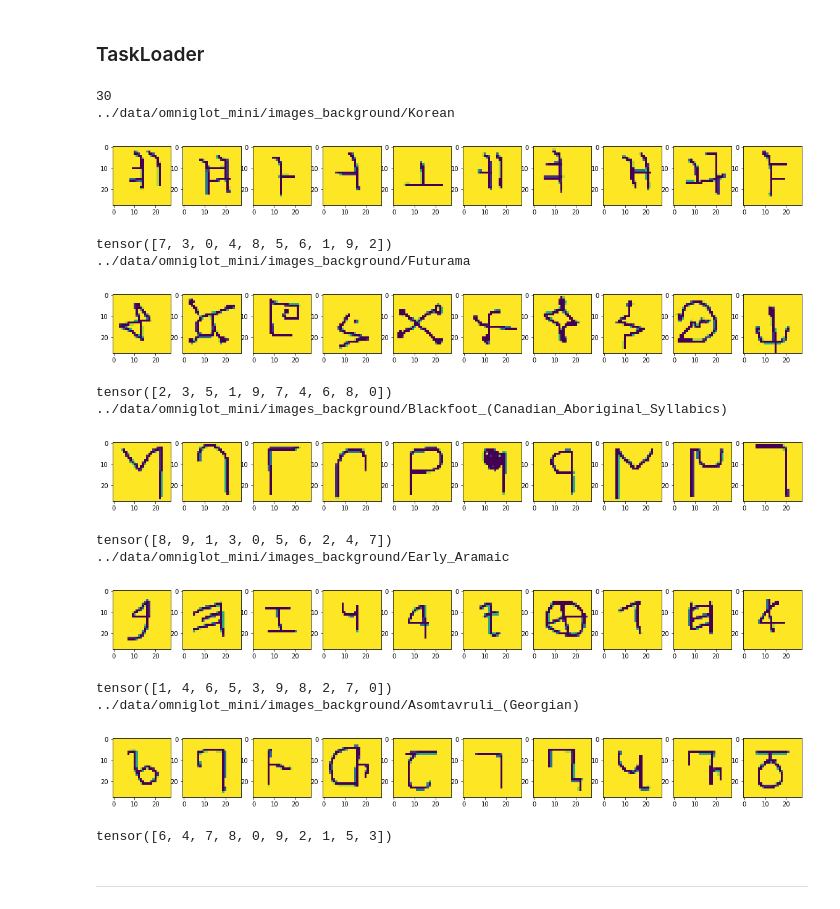
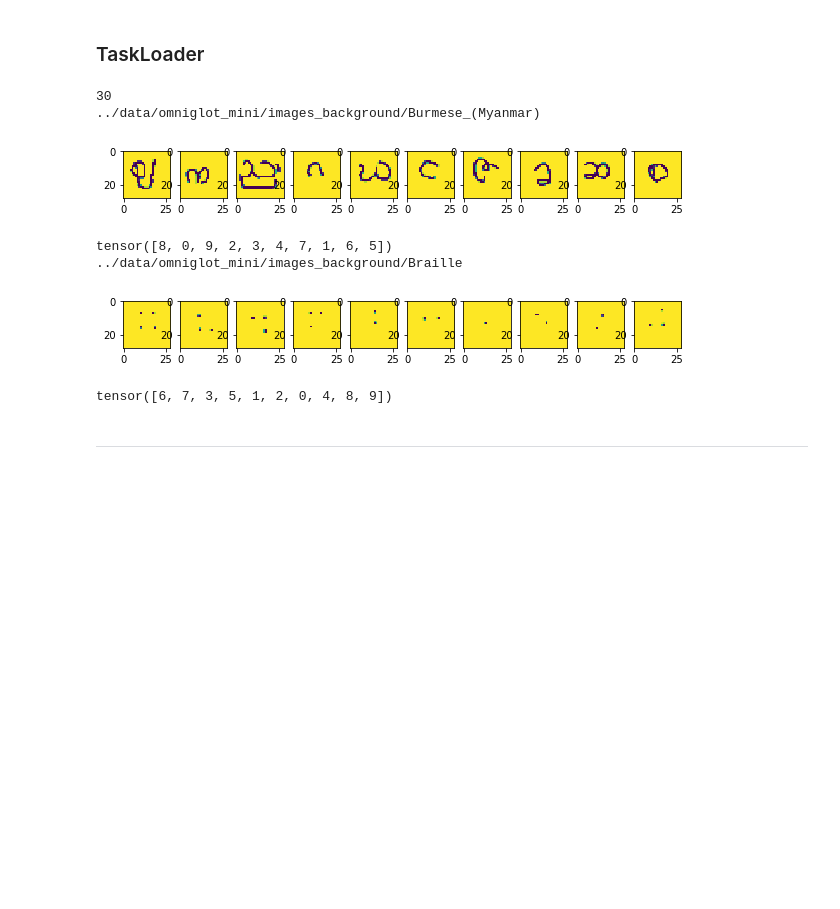
Before and after one commit to naruya/maml-pytorch, a Jupyter notebook: notebooks/maml.ipynb, the cells around one changed output. Drawn from its saved outputs; the diff is of its cells as text; code cells hidden in the pictures; blank space fills up the shorter version.

```diff
--- a/notebooks/maml.ipynb
+++ b/notebooks/maml.ipynb
@@ -129,23 +214,22 @@ class ToTensor(object):
 ### DataLoader
 # %%
 local_task_train_data_loader = DataLoader(
-    OmniglotDataset("../data/omniglot_mini/images_background/Japanese_(hiragana)/",
+    OmniglotOriginDataset("../data/omniglot_mini/images_background/Japanese_(hiragana)/",
                     n_class=n_class,
                     train=True,
-                    train_indices=[0],
+                    train_index=[0],
                     transform=transforms.Compose([
-                        ToTensor()
+                        ToTensor(),
                     ])),
     batch_size=batch_size, shuffle=True)
 
 print(local_task_train_data_loader.dataset.path)
 
-for batch in local_task_train_data_loader: # only have one batch
-    plt.figure(figsize=(20,2))
-    for i, (image, label) in enumerate(zip(batch[0], batch[1])):
-        plt.subplot(1, batch_size, i+1)
-        plt.imshow(image[0])
+for data, target in local_task_train_data_loader: # only have one batch
+    plt.figure(figsize=(10,1))
+    for i, x in enumerate(data):
+        plt.subplot(1, batch_size, i+1); plt.imshow(x[0])
     plt.show()
-    print(batch[1])
+    print("y_true:", target)
 # %% [output]
 ../data/omniglot_mini/images_background/Japanese_(hiragana)/
@@ -225,23 +324,23 @@ class OmniglotTaskset(Taskset):
         return len(self.tasks)
 
     def __getitem__(self, idx):
-        train_indices=[0] #TODO chanege indices
+        train_index=[np.random.randint(20)] #TODO chanege indices
         return {"train":
                 DataLoader(
-                    OmniglotDataset(self.tasks[idx],
+                    OmniglotOriginDataset(self.tasks[idx],
                                     n_class=n_class,
                                     train=True,
-                                    train_indices=train_indices,
+                                    train_index=train_index,
                                     transform=transforms.Compose([
                                         ToTensor()
                                     ])),
                     batch_size=batch_size, shuffle=True),
                 "test":
                 DataLoader(
-                    OmniglotDataset(self.tasks[idx],
+                    OmniglotOriginDataset(self.tasks[idx],
                                     n_class=n_class,
                                     train=False,
-                                    train_indices=train_indices,
+                                    train_index=train_index,
                                     transform=transforms.Compose([
                                         ToTensor()
                                     ])),
@@ -253,39 +352,29 @@ class OmniglotTaskset(Taskset):
 # %%
 meta_train_task_loader = TaskLoader(
     OmniglotTaskset("../data/omniglot_mini/", meta_train=True, n_class=n_class, n_shot=n_shot)
 )
 
 print(len(meta_train_task_loader.taskset))
 
-for task_i, meta_train_task in enumerate(meta_train_task_loader):
+for i, meta_train_task in enumerate(meta_train_task_loader):
     print(meta_train_task["task"])
     local_task_train_data_loader = meta_train_task["train"]
-    for batch in local_task_train_data_loader:
-        plt.figure(figsize=(20,2))
-        for i, (image, label) in enumerate(zip(batch[0], batch[1])):
-            plt.subplot(1, batch_size, i+1)
-            plt.imshow(image[0]) # image.shape=[1,28,28]
+    for data, target in local_task_train_data_loader:
+        plt.figure(figsize=(10,1))
+        for j, x in enumerate(data):
+            plt.subplot(1, batch_size, j+1); plt.imshow(x[0])
         plt.show()
-        print(batch[1])
-    if task_i==2:
+        print(target)
+    if i==1:
         break
 # %% [output]
 30
-../data/omniglot_mini/images_background/Korean
+../data/omniglot_mini/images_background/Burmese_(Myanmar)
-[figure, old version]
+[figure, new version]
-tensor([7, 3, 0, 4, 8, 5, 6, 1, 9, 2])
-../data/omniglot_mini/images_background/Futurama
+tensor([8, 0, 9, 2, 3, 4, 7, 1, 6, 5])
+../data/omniglot_mini/images_background/Braille
-[figure, old version]
+[figure, new version]
-tensor([2, 3, 5, 1, 9, 7, 4, 6, 8, 0])
-../data/omniglot_mini/images_background/Blackfoot_(Canadian_Aboriginal_Syllabics)
+tensor([6, 7, 3, 5, 1, 2, 0, 4, 8, 9])
-[figure, removed]
-tensor([8, 9, 1, 3, 0, 5, 6, 2, 4, 7])
-../data/omniglot_mini/images_background/Early_Aramaic
-[figure, removed]
-tensor([1, 4, 6, 5, 3, 9, 8, 2, 7, 0])
-../data/omniglot_mini/images_background/Asomtavruli_(Georgian)
-[figure, removed]
-tensor([6, 4, 7, 8, 0, 9, 2, 1, 5, 3])
 # %% [markdown]
 ---
 # %% [markdown]
```
Also changed, not shown: parts of 10 cells of this notebook.
